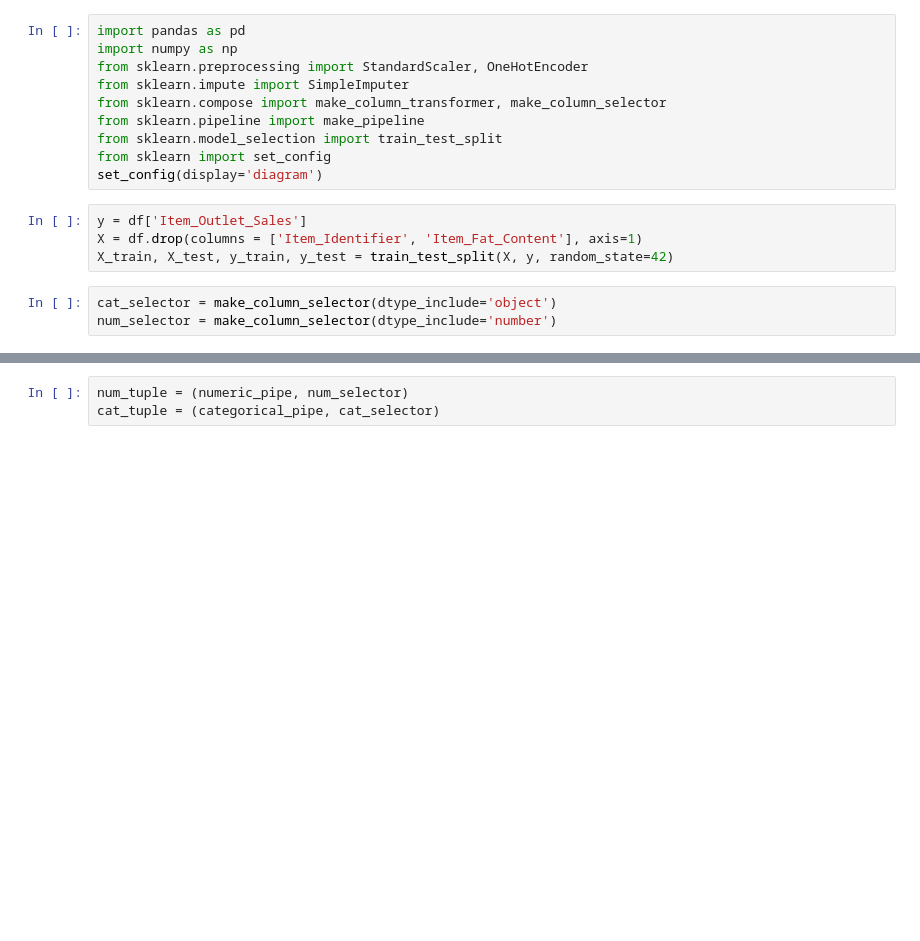
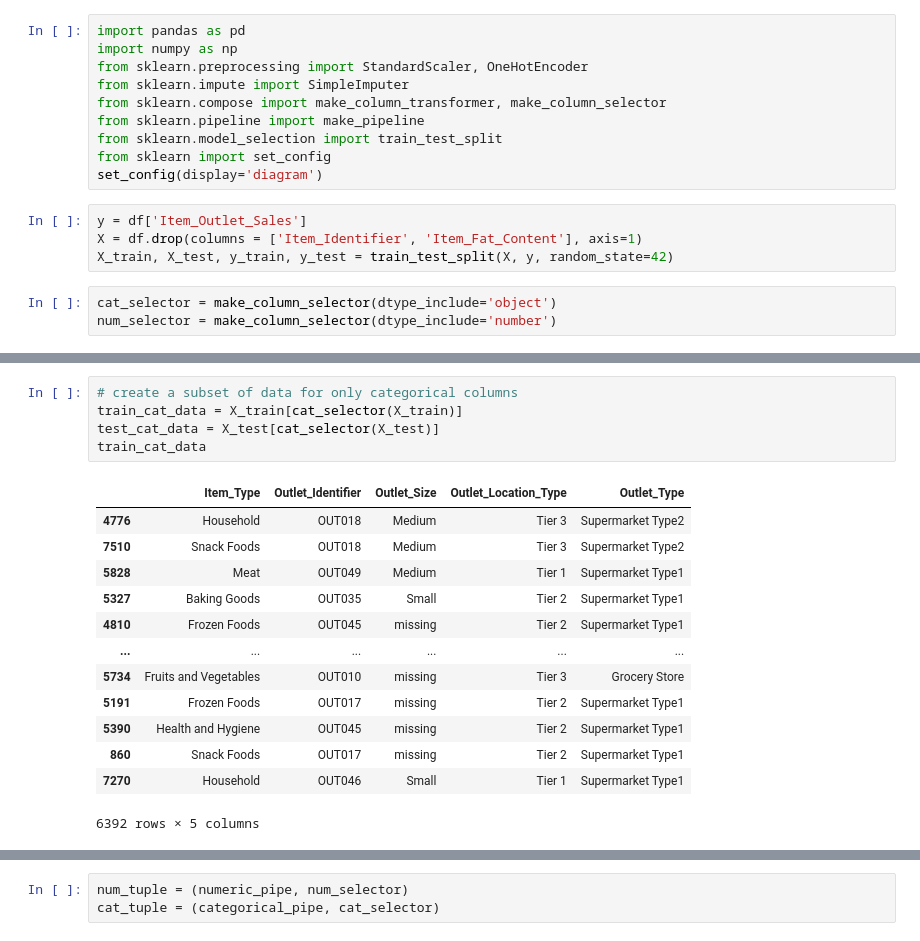
Before and after one commit to CheyQ27/Grocery-Sales, a Jupyter notebook: Sales_Predictions.ipynb, the cells around one changed output, grey strips where cells are left out. Cells and saved outputs as stored; diff of their text form; blank space fills up the shorter version.

```diff
--- a/Sales_Predictions.ipynb
+++ b/Sales_Predictions.ipynb
@@ -325,3 +343,22 @@ num_selector = make_column_selector(dtype_include='number')
+# %%
+# create a subset of data for only categorical columns
+train_cat_data = X_train[cat_selector(X_train)]
+test_cat_data = X_test[cat_selector(X_test)]
+train_cat_data
+# %% [output]
+|  | Item_Type | Outlet_Identifier | Outlet_Size | Outlet_Location_Type | Outlet_Type |
+| 4776 | Household | OUT018 | Medium | Tier 3 | Supermarket Type2 |
+| 7510 | Snack Foods | OUT018 | Medium | Tier 3 | Supermarket Type2 |
+| 5828 | Meat | OUT049 | Medium | Tier 1 | Supermarket Type1 |
+| 5327 | Baking Goods | OUT035 | Small | Tier 2 | Supermarket Type1 |
+| 4810 | Frozen Foods | OUT045 | missing | Tier 2 | Supermarket Type1 |
+| ... | ... | ... | ... | ... | ... |
+| 5734 | Fruits and Vegetables | OUT010 | missing | Tier 3 | Grocery Store |
+| 5191 | Frozen Foods | OUT017 | missing | Tier 2 | Supermarket Type1 |
+| 5390 | Health and Hygiene | OUT045 | missing | Tier 2 | Supermarket Type1 |
+| 860 | Snack Foods | OUT017 | missing | Tier 2 | Supermarket Type1 |
+| 7270 | Household | OUT046 | Small | Tier 1 | Supermarket Type1 |
+6392 rows × 5 columns
 # %%
 ohe = OneHotEncoder
 Scaler = StandardScaler()
```
Also changed, not shown: parts of 10 cells of this notebook.
